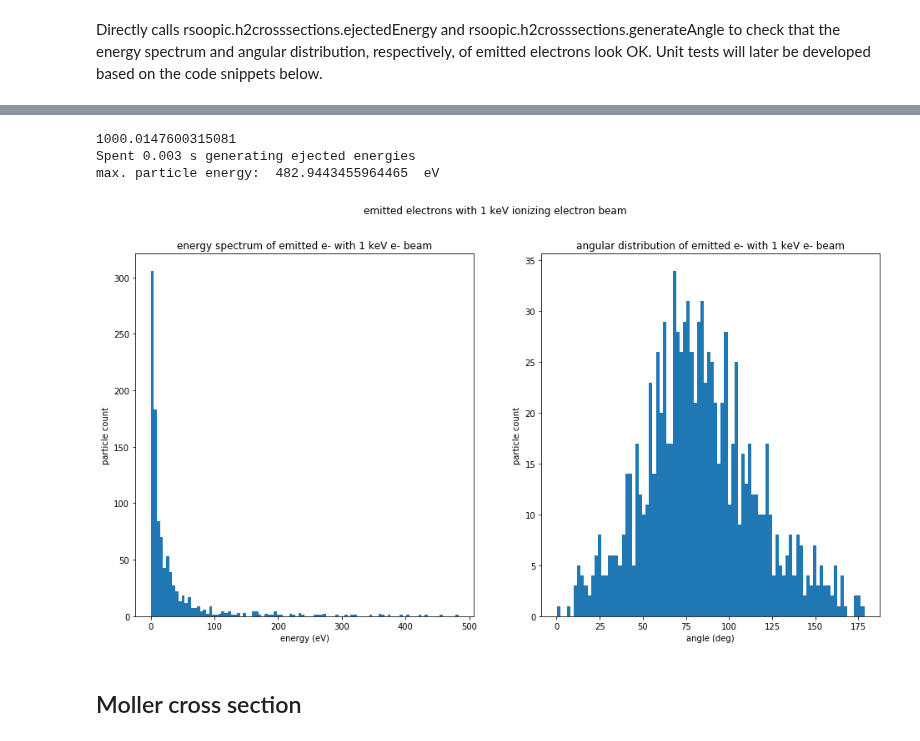
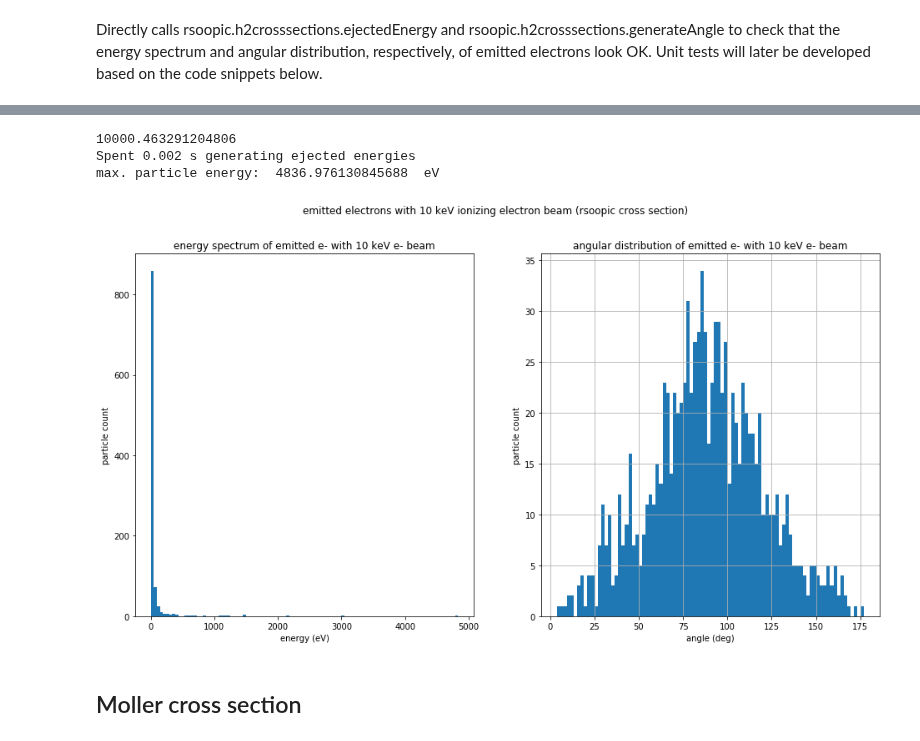
Before and after one commit to radiasoft/rswarp, a Jupyter notebook: examples/ionization/cross_section_testing.ipynb, the cells around one changed output, grey strips where cells are left out. Drawn from its saved outputs; the diff is of its cells as text; code cells hidden in the pictures.

Commit message:
Increased beam energy from 1 to 10 keV to see if Moller results are recovered in high-energy limit

```diff
--- a/examples/ionization/cross_section_testing.ipynb
+++ b/examples/ionization/cross_section_testing.ipynb
@@ -26,41 +26,44 @@ import random
 # %%
 gamma = lambda v: math.sqrt(1./(1.-v*v/(c*c)))
 #for i in range(10):
-#    beta = 0.0624 + i * 1.e-5
+#    beta = 0.1949 + 0.00001 * i
 #    v = beta * c
 #    print i, beta, m_e * c * c * (gamma(v) - 1.) / e
 
-beta = 0.06247 # for 1keV kinetic energy
+#sys.exit(0)
+
+#beta = 0.06247 # for 1 keV kinetic energy
+beta = 0.19499 # for 10 keV kinetic energy
 n = 1000
 v = np.full((n), beta * c)
 
 energy = h2crosssections.ejectedEnergy(v, n)
 print 'max. particle energy: ', energy.max(), ' eV'
 
 eps = m_e * c * c * (gamma(beta * c) - 1.) / e # incident energy in eV
 angle = h2crosssections.generateAngle(n, energy, np.full((n), eps))
 angle *= 180. / math.pi
 
 Xsect_fig_1, [ax1, ax2] = plt.subplots(1, 2, figsize=(16, 8))
 
-plt.suptitle('emitted electrons with 1 keV ionizing electron beam (rsoopic cross section)')
+plt.suptitle('emitted electrons with 10 keV ionizing electron beam (rsoopic cross section)')
 
 ax1.hist(energy, 100)
-ax1.set_title('energy spectrum of emitted e- with 1 keV e- beam')
+ax1.set_title('energy spectrum of emitted e- with 10 keV e- beam')
 ax1.set_xlabel('energy (eV)')
 ax1.set_ylabel('particle count')
 ax2.hist(angle, 90)
-ax2.set_title('angular distribution of emitted e- with 1 keV e- beam')
+ax2.set_title('angular distribution of emitted e- with 10 keV e- beam')
 ax2.set_xlabel('angle (deg)')
 ax2.set_ylabel('particle count')
 ax2.grid(True)
 plt.savefig('Xsect_analysis1.png')
 plt.show()
 # %% [output]
-1000.0147600315081
-Spent 0.003 s generating ejected energies
-max. particle energy:  482.9443455964465  eV
+10000.463291204806
+Spent 0.002 s generating ejected energies
+max. particle energy:  4836.976130845688  eV
-[figure, old version]
+[figure, new version]
 # %% [markdown]
 ## Moller cross section
 # %% [markdown]
```
Also changed, not shown: parts of 2 cells of this notebook.
